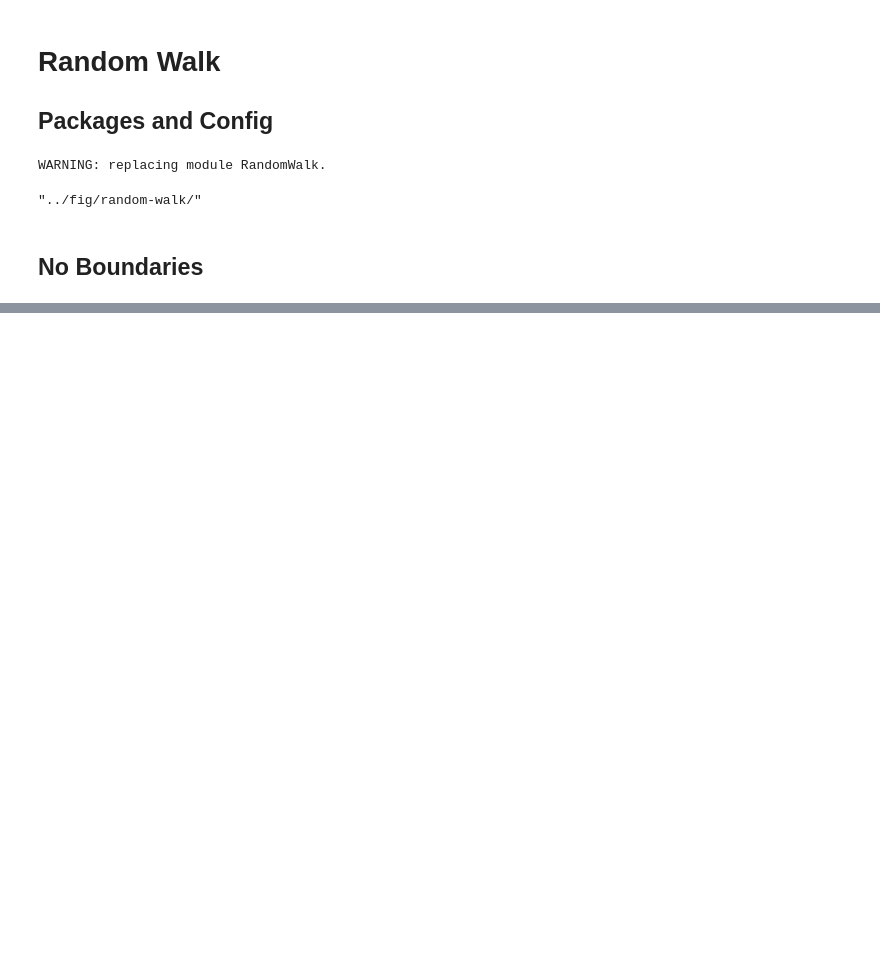
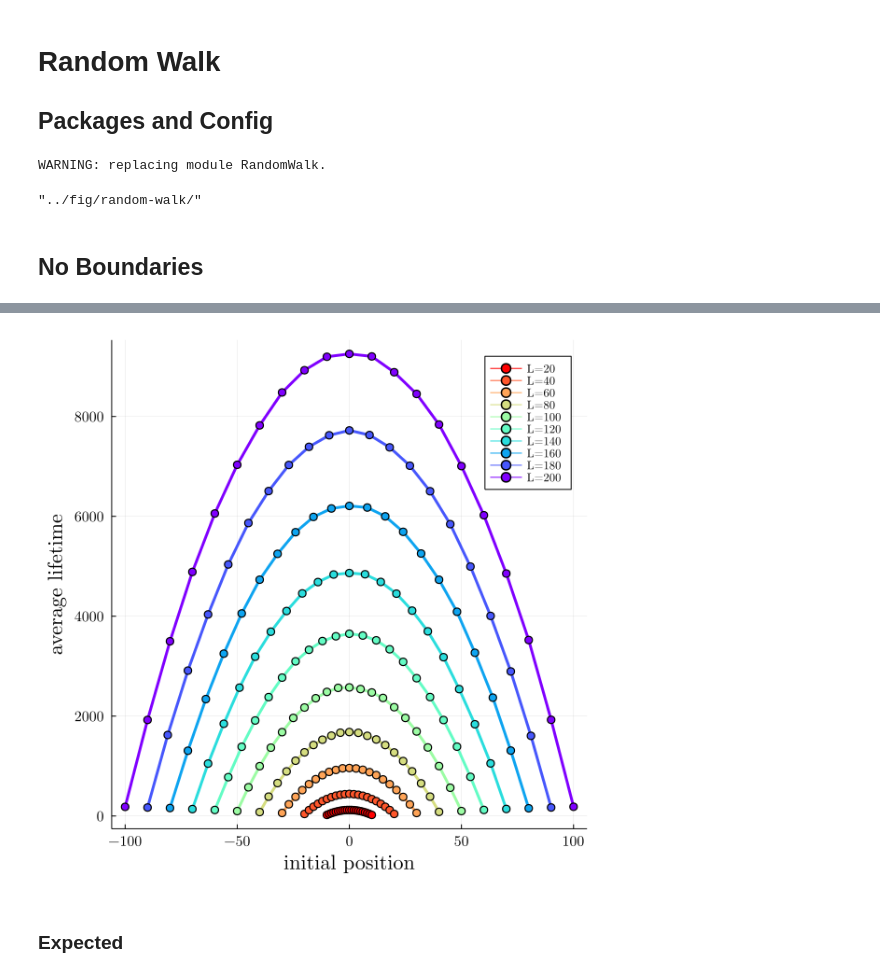
Before and after one commit to slhshamloo/comp-phys, a Jupyter notebook: ps4-percolation-random-walk/p5-7-random-walk/random-walk.ipynb, the cells around one changed output, grey strips where cells are left out. Saved outputs shown, nothing was run; the diff lists cells and outputs as text; code cells hidden in the pictures; blank space fills up the shorter version.

```diff
--- a/ps4-percolation-random-walk/p5-7-random-walk/random-walk.ipynb
+++ b/ps4-percolation-random-walk/p5-7-random-walk/random-walk.ipynb
@@ -51,0 +55,3 @@ display(pl)
+# %%
+minlen, maxlen, walks, samples = 20, 200, 100000, 21
+lengths = round.(Integer, range(minlen, maxlen, length = 10))
@@ -51,0 +70,28 @@ display(pl)
+# %%
+initpositions = Matrix{Float64}(undef, samples, 10)
+lifetimes_avg = Matrix{Float64}(undef, samples, 10)
+
+for i in 1:10
+    len = lengths[i]
+    initpos = round.(Integer, range(-len ÷ 2, len ÷ 2, length = samples))
+    initpositions[:, i] = initpos
+    lifetimes_avg[:, i] = RandomWalk.rwtrap1d_lifetime.(len, initpos, walks)
+end
+# %%
+labels_corrected = Array{String}(undef, 1, 10)
+labels = ["L=" * string(len) for len in lengths]
+for i in 1:10
+    labels_corrected[1, i] = labels[i]
+end
+
+pl = plot(initpositions, lifetimes_avg, marker=:circle, lw=3, ms=5,
+    palette=palette(:rainbow1, 10, rev=true), size = (600, 600),
+    labels=labels_corrected, xlabel="initial position", ylabel="average lifetime",
+    fontfamily="Computer Modern", tickfontsize=10, labelfontsize=14)
+
+savefig(pl, figpath * "randomwalk-trap-sim.pdf")
+display(pl)
+# %% [output]
+[figure, added]
+# %% [markdown]
+### Expected
```
Also changed, not shown: parts of 10 cells of this notebook, 11 other files.
